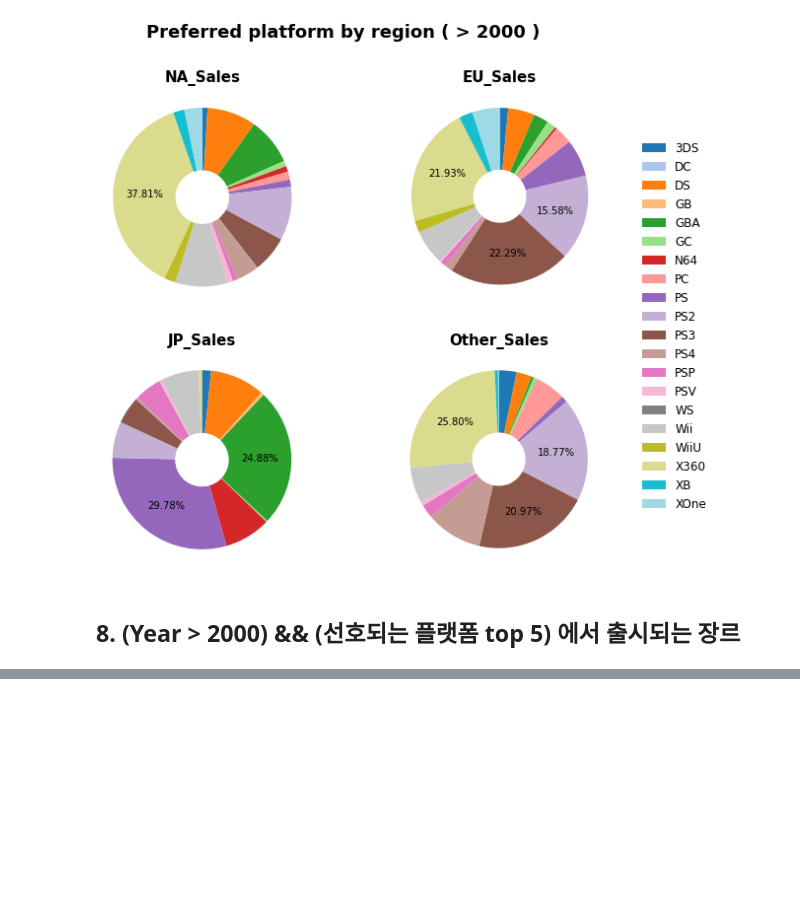
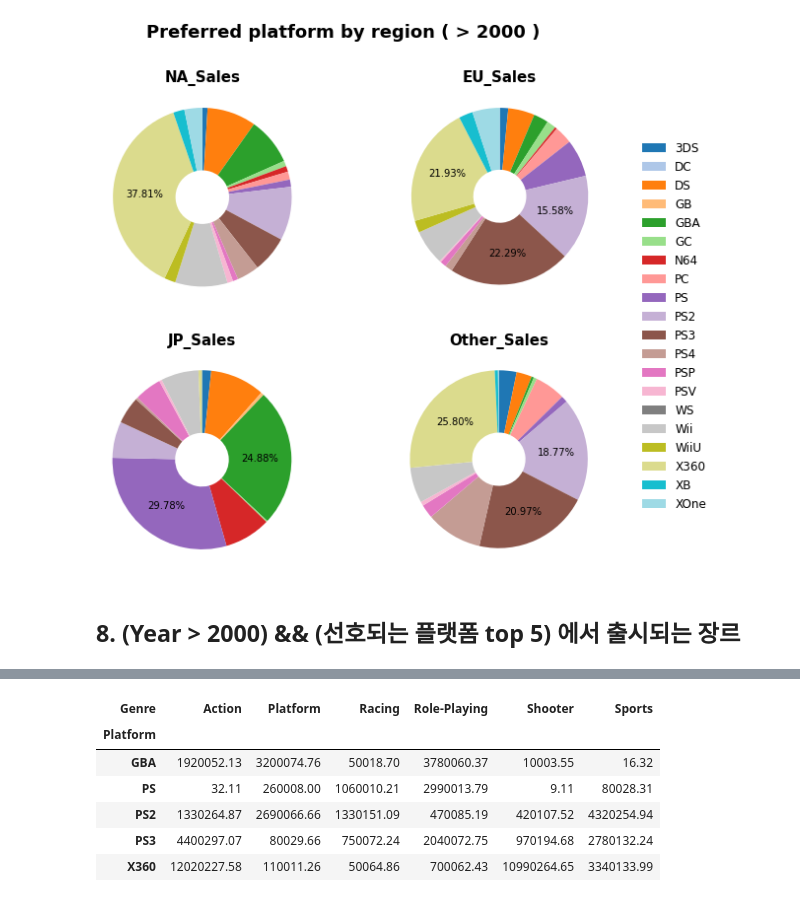
Before and after one commit to TimeKP/ds_project, a Jupyter notebook: AI_13_강다인_Section1.ipynb, the cells around one changed output, grey strips where cells are left out. Cells and saved outputs as stored; diff of their text form; code cells hidden in the pictures; blank space fills up the shorter version.

```diff
--- a/AI_13_강다인_Section1.ipynb
+++ b/AI_13_강다인_Section1.ipynb
@@ -599,0 +600,29 @@ df_plat_gen_wide.head()
+# %%
+df_plat_gen2 = df_plat_region.copy()
+
+df_plat_gen2['Total_Sales'] = df_plat_gen2[['NA_Sales',	'EU_Sales',	'JP_Sales',	'Other_Sales']].sum(axis = 1)
+df_plat_gen2.drop(['Year', 'NA_Sales',	'EU_Sales',	'JP_Sales',	'Other_Sales'], axis = 1, inplace = True)
+
+condition = df_plat_gen2['Platform'].isin(['X360', 'PS3', 'PS2', 'PS', 'GBA'])
+df_plat_gen2 = df_plat_gen2[condition]
+condition = df_plat_gen2['Genre'].isin(['Action', 'Platform', 'Sports', 'Shooter', 'Racing', 'Role-Playing'])
+df_plat_gen2 = df_plat_gen2[condition]
+
+df_plat_gen2 = pd.DataFrame(df_plat_gen2.groupby(['Platform', 'Genre']).sum())
+
+df_plat_gen2.reset_index(inplace = True)
+df_plat_gen2.columns = ['Platform', 'Genre', 'Total_Sales']
+
+df_plat_gen2 = df_plat_gen2.sort_values(by = 'Genre' , ascending = True)
+df_plat_gen2_wide = df_plat_gen2.pivot_table(index = 'Platform', columns = 'Genre', values = 'Total_Sales').copy()
+
+df_plat_gen2_wide.head()
+#df_plat_gen2.head()
+# %% [output]
+| Genre | Action | Platform | Racing | Role-Playing | Shooter | Sports |
+| Platform |  |  |  |  |  |  |
+| GBA | 1920052.13 | 3200074.76 | 50018.70 | 3780060.37 | 10003.55 | 16.32 |
+| PS | 32.11 | 260008.00 | 1060010.21 | 2990013.79 | 9.11 | 80028.31 |
+| PS2 | 1330264.87 | 2690066.66 | 1330151.09 | 470085.19 | 420107.52 | 4320254.94 |
+| PS3 | 4400297.07 | 80029.66 | 750072.24 | 2040072.75 | 970194.68 | 2780132.24 |
+| X360 | 12020227.58 | 110011.26 | 50064.86 | 700062.43 | 10990264.65 | 3340133.99 |
```
Also changed, not shown: parts of 4 cells of this notebook.
